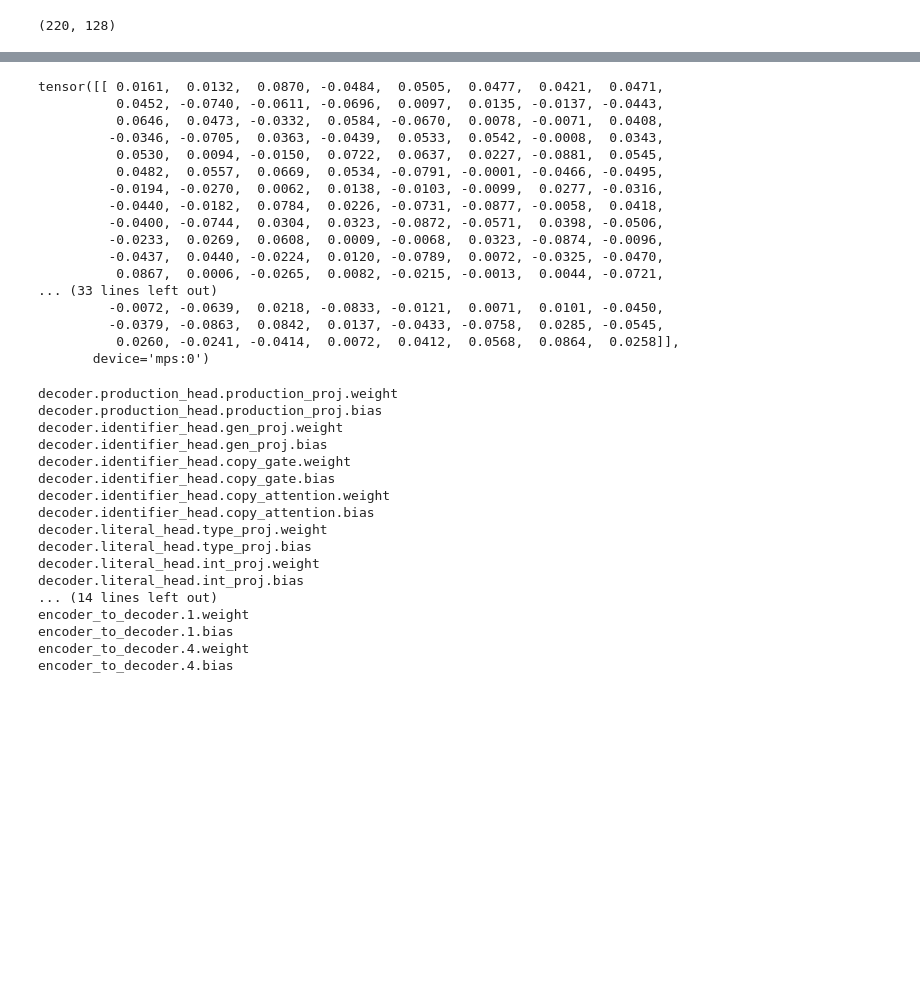
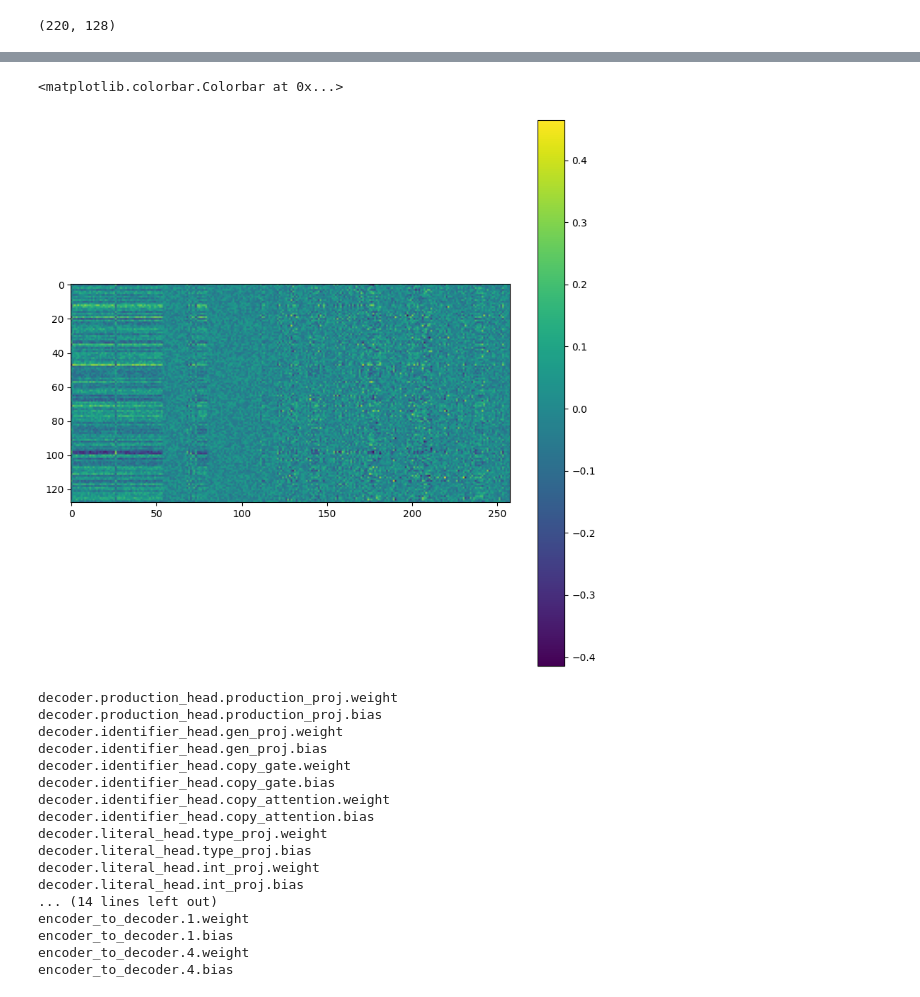
Before and after one commit to alexeyche/HRM, a Jupyter notebook: noteboks/test_model.ipynb, the cells around one changed output, grey strips where cells are left out. Saved outputs shown, nothing was run; the diff lists cells and outputs as text; code cells hidden in the pictures; blank space fills up the shorter version.

```diff
--- a/noteboks/test_model.ipynb
+++ b/noteboks/test_model.ipynb
@@ -10,7 +10,7 @@ model = ASTAutoencoder(
 
 model.to(torch.device("mps"))
 
-file = "/Users/alexey/code/personal/HRM/training_artifacts/fixed_loss_experiment_2k_1/best_model.pt"
+file = "/Users/alexey/code/personal/HRM/training_artifacts/fixed_loss_v3_experiment_2k_2/best_model.pt"
 checkpoint = torch.load(file, map_location=torch.device("mps"))
 model.load_state_dict(checkpoint["model_state_dict"])
 # %% [output]
@@ -58,23 +86,10 @@ w.shape
 # %%
-state["decoder.literal_head.type_proj.weight"]
+plt.figure(figsize=(10, 10))
+plt.imshow(state["decoder.production_head.production_proj.weight"].cpu().numpy().T)
+plt.colorbar()
 # %% [output]
-tensor([[ 0.0161,  0.0132,  0.0870, -0.0484,  0.0505,  0.0477,  0.0421,  0.0471,
-          0.0452, -0.0740, -0.0611, -0.0696,  0.0097,  0.0135, -0.0137, -0.0443,
-          0.0646,  0.0473, -0.0332,  0.0584, -0.0670,  0.0078, -0.0071,  0.0408,
-         -0.0346, -0.0705,  0.0363, -0.0439,  0.0533,  0.0542, -0.0008,  0.0343,
-          0.0530,  0.0094, -0.0150,  0.0722,  0.0637,  0.0227, -0.0881,  0.0545,
-          0.0482,  0.0557,  0.0669,  0.0534, -0.0791, -0.0001, -0.0466, -0.0495,
-         -0.0194, -0.0270,  0.0062,  0.0138, -0.0103, -0.0099,  0.0277, -0.0316,
-         -0.0440, -0.0182,  0.0784,  0.0226, -0.0731, -0.0877, -0.0058,  0.0418,
-         -0.0400, -0.0744,  0.0304,  0.0323, -0.0872, -0.0571,  0.0398, -0.0506,
-         -0.0233,  0.0269,  0.0608,  0.0009, -0.0068,  0.0323, -0.0874, -0.0096,
-         -0.0437,  0.0440, -0.0224,  0.0120, -0.0789,  0.0072, -0.0325, -0.0470,
-          0.0867,  0.0006, -0.0265,  0.0082, -0.0215, -0.0013,  0.0044, -0.0721,
-... (33 lines left out)
-         -0.0072, -0.0639,  0.0218, -0.0833, -0.0121,  0.0071,  0.0101, -0.0450,
-         -0.0379, -0.0863,  0.0842,  0.0137, -0.0433, -0.0758,  0.0285, -0.0545,
-          0.0260, -0.0241, -0.0414,  0.0072,  0.0412,  0.0568,  0.0864,  0.0258]],
-       device='mps:0')
+<matplotlib.colorbar.Colorbar at 0x...>
+[figure, added]
 # %%
 for k in checkpoint["model_state_dict"].keys():
     if "decoder" in k:
```
Also changed, not shown: parts of 5 cells of this notebook, 4 other files.
